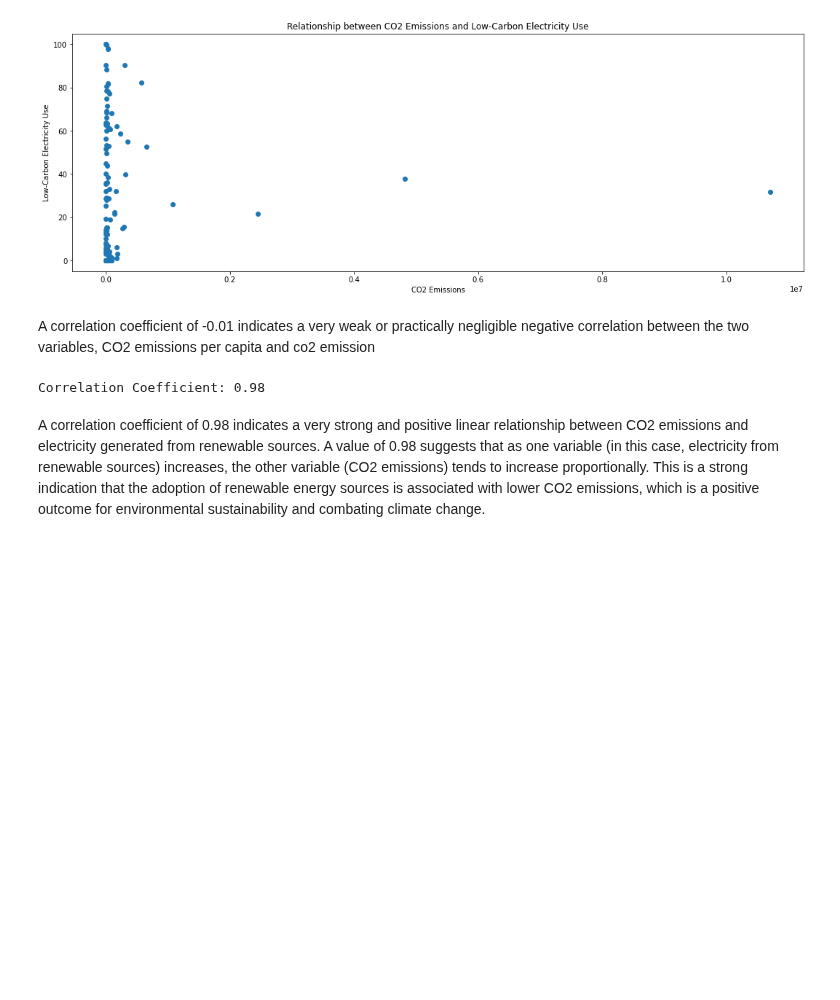
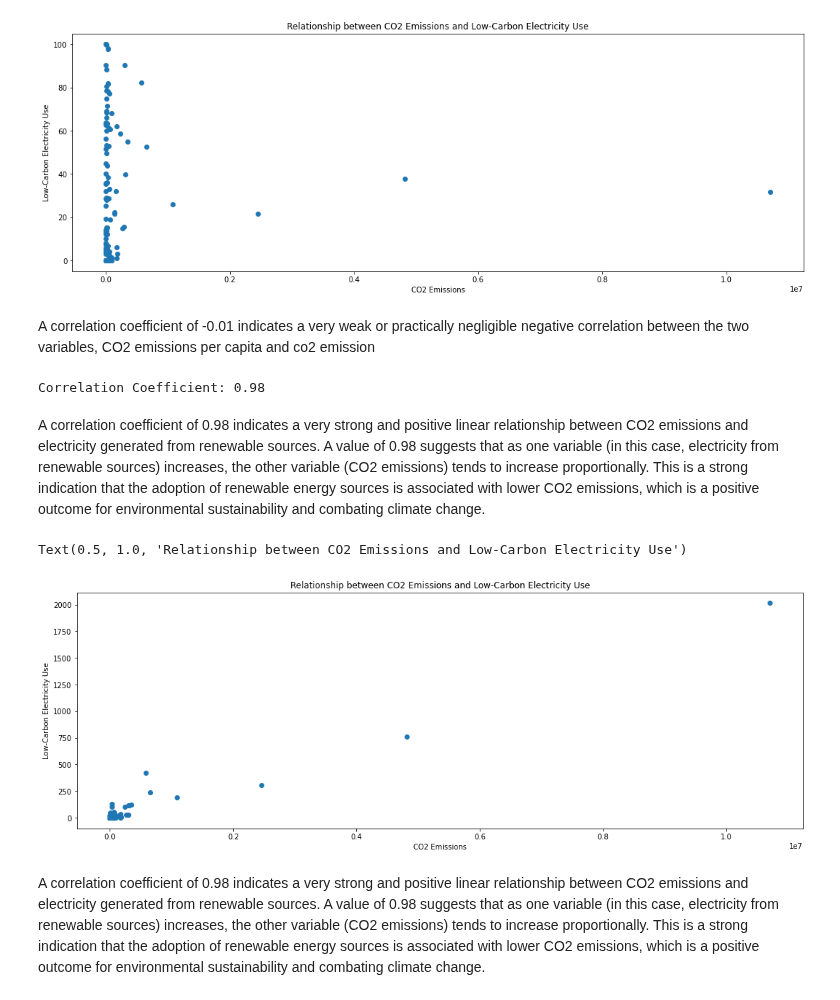
Before and after one commit to yosieph/Project1, a Jupyter notebook: projectup.ipynb, the cells around one changed output. Saved outputs shown, nothing was run; the diff lists cells and outputs as text; code cells hidden in the pictures; blank space fills up the shorter version.

```diff
--- a/projectup.ipynb
+++ b/projectup.ipynb
@@ -995,3 +995,18 @@ Correlation Coefficient: 0.98
 # %% [markdown]
 A correlation coefficient of 0.98 indicates a very strong and positive linear relationship between CO2 emissions and electricity generated from renewable sources. A value of 0.98 suggests that as one variable (in this case, electricity from renewable sources) increases, the other variable (CO2 emissions) tends to increase proportionally.
 This is a strong indication that the adoption of renewable energy sources is associated with lower CO2 emissions, which is a positive outcome for environmental sustainability and combating climate change.
+# %%
+# Create subplots for the visualizations
+fig, axes = plt.subplots(1, figsize=(18, 6))
+
+# Create a scatter plot
+plt.scatter(main_data['co2 Emissions (metric tons per capita)'], main_data['Electricity from renewables (TWh)'])
+plt.xlabel('CO2 Emissions')
+plt.ylabel('Low-Carbon Electricity Use')
+plt.title('Relationship between CO2 Emissions and Low-Carbon Electricity Use')
+# %% [output]
+Text(0.5, 1.0, 'Relationship between CO2 Emissions and Low-Carbon Electricity Use')
+[figure, added]
+# %% [markdown]
+A correlation coefficient of 0.98 indicates a very strong and positive linear relationship between CO2 emissions and electricity generated from renewable sources. A value of 0.98 suggests that as one variable (in this case, electricity from renewable sources) increases, the other variable (CO2 emissions) tends to increase proportionally.
+This is a strong indication that the adoption of renewable energy sources is associated with lower CO2 emissions, which is a positive outcome for environmental sustainability and combating climate change.
```
